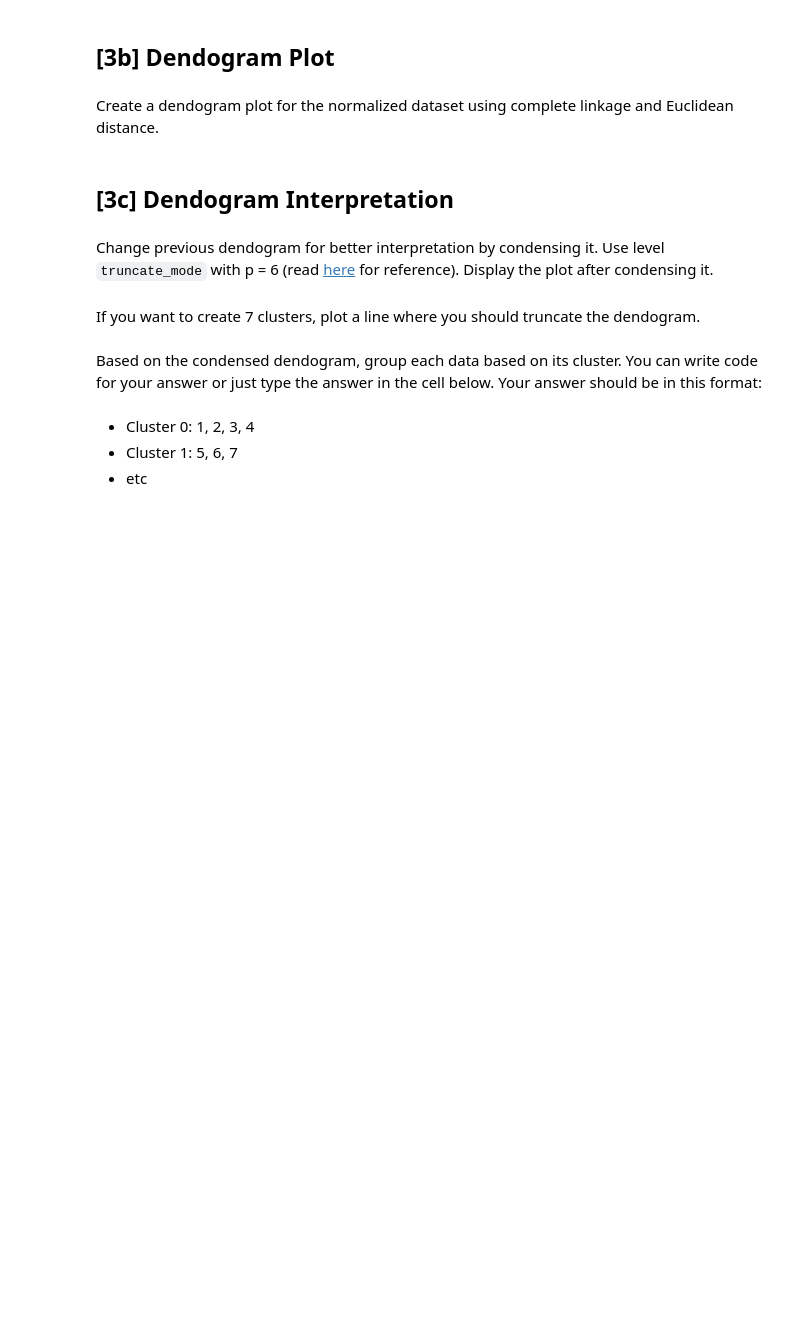
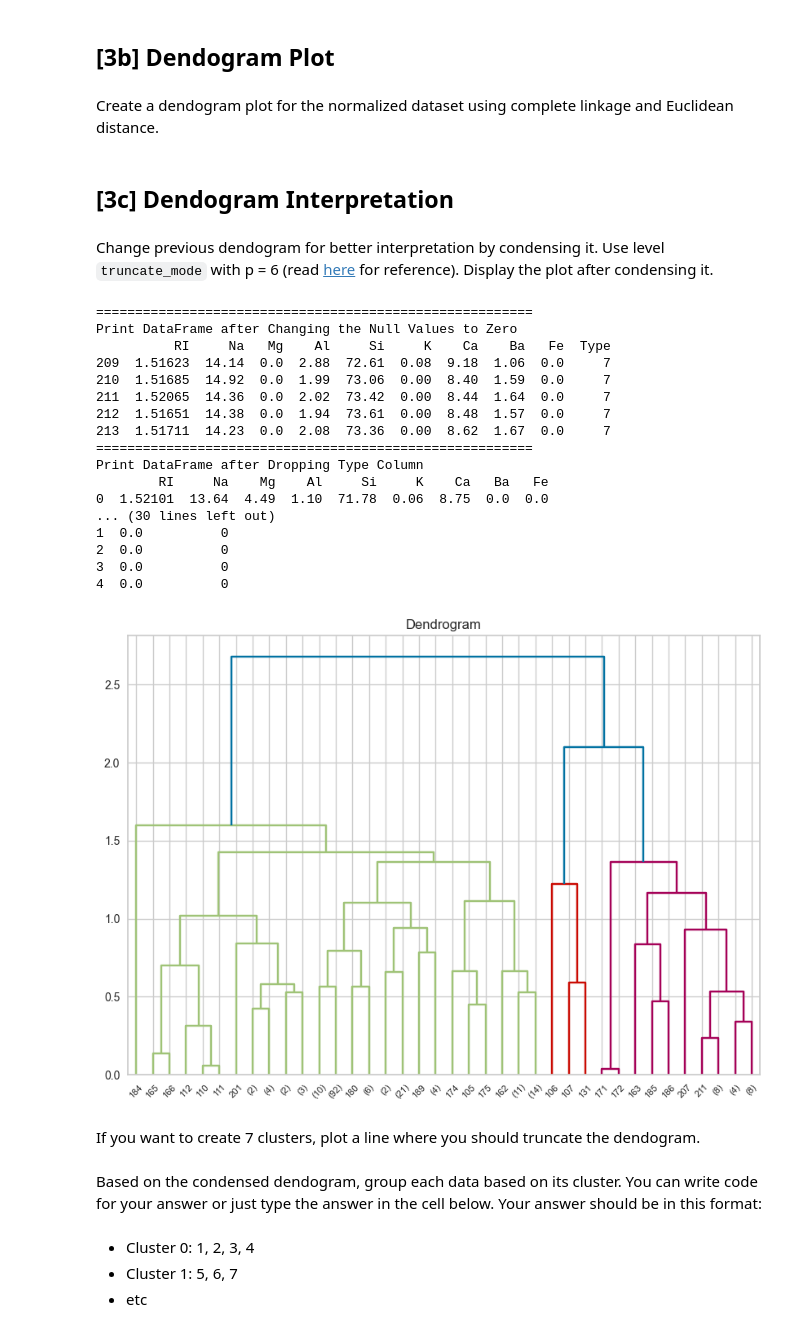
Before and after one commit to PeakFiction/FictionChamber, a Jupyter notebook: Python/Intro to AI & DS/Lab 4/Lab4.ipynb, the cells around one changed output. Cells and saved outputs as stored; diff of their text form; code cells hidden in the pictures; blank space fills up the shorter version.

```diff
--- a/Python/Intro to AI & DS/Lab 4/Lab4.ipynb
+++ b/Python/Intro to AI & DS/Lab 4/Lab4.ipynb
@@ -477,2 +972,75 @@ Change previous dendogram for better interpretation by condensing it. Use level
+# %%
+# TODO
+import pandas as pd
+import numpy as np
+import matplotlib.pyplot as plt
+import seaborn as sns
+import itertools
+from sklearn.cluster import KMeans, DBSCAN
+from sklearn.metrics import silhouette_samples, silhouette_score
+from yellowbrick.cluster import SilhouetteVisualizer
+import matplotlib.cm as cm
+import scipy.cluster.hierarchy as shc
+from sklearn.cluster import AgglomerativeClustering
+from sklearn.preprocessing import MinMaxScaler
+
+# Read CSV
+df = pd.read_csv("glass.csv")
+
+print("========================================================")
+print("Print DataFrame after Changing the Null Values to Zero")
+df.fillna(0, inplace=True)
+print(df.tail(5))
+
+print("========================================================")
+print("Print DataFrame after Dropping Type Column")
+type_col = df['Type'].to_numpy()
+df = df.drop(columns=['Type'])
+print(df.head())
+
+# Apply Min-Max Scaling to all attributes
+scaler = MinMaxScaler()
+df_scaled = scaler.fit_transform(df)
+df_scaled = pd.DataFrame(df_scaled, columns=df.columns)
+
+print("========================================================")
+print("Print DataFrame after Min-Max Scaling")
+print(df_scaled.head())
+###########################################################################
+
+# Apply Hierarchical Agglomerative Clustering
+k = 3
+agg_cluster = AgglomerativeClustering(n_clusters=k, linkage='complete')
+df_scaled['agg_label'] = agg_cluster.fit_predict(df_scaled)
+
+# Display the first 5 rows of the dataframe with cluster labels
+print("========================================================")
+print("DataFrame with Agglomerative Clustering Labels")
+print(df_scaled.head())
+
+# Plot dendrogram with condensed view
+plt.figure(figsize=(10, 7))
+plt.title("Dendrogram")
+dend = shc.dendrogram(shc.linkage(df_scaled, method='complete', metric='euclidean'), truncate_mode='level', p=6)
+plt.show()
+# %% [output]
+========================================================
+Print DataFrame after Changing the Null Values to Zero
+          RI     Na   Mg    Al     Si     K    Ca    Ba   Fe  Type
+209  1.51623  14.14  0.0  2.88  72.61  0.08  9.18  1.06  0.0     7
+210  1.51685  14.92  0.0  1.99  73.06  0.00  8.40  1.59  0.0     7
+211  1.52065  14.36  0.0  2.02  73.42  0.00  8.44  1.64  0.0     7
+212  1.51651  14.38  0.0  1.94  73.61  0.00  8.48  1.57  0.0     7
+213  1.51711  14.23  0.0  2.08  73.36  0.00  8.62  1.67  0.0     7
+========================================================
+Print DataFrame after Dropping Type Column
+        RI     Na    Mg    Al     Si     K    Ca   Ba   Fe
+0  1.52101  13.64  4.49  1.10  71.78  0.06  8.75  0.0  0.0
+... (30 lines left out)
+1  0.0          0
+2  0.0          0
+3  0.0          0
+4  0.0          0
+[figure, added]
 # %% [markdown]
 If you want to create 7 clusters, plot a line where you should truncate the dendogram.
```
Also changed, not shown: parts of 24 cells of this notebook, 12 other files.
